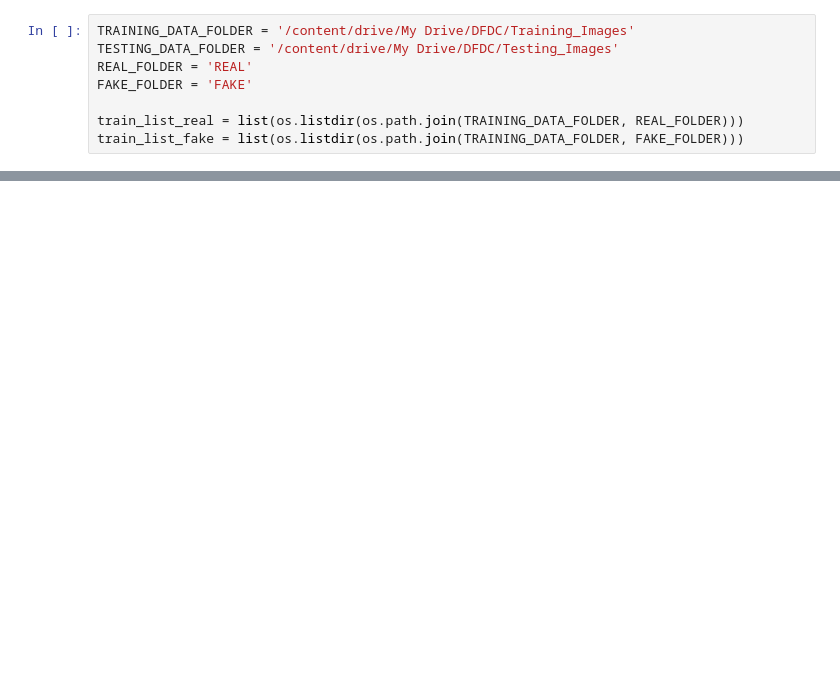
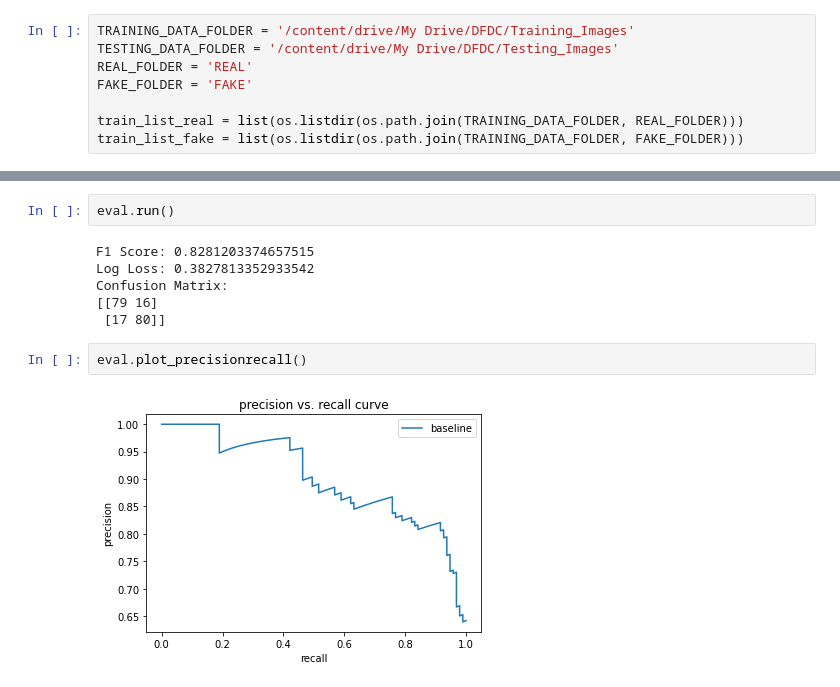
Before and after one commit to aides9/deepfake, a Jupyter notebook: Pytorch_Albumentation_Eff0.ipynb, the cells around one changed output, grey strips where cells are left out. Drawn from its saved outputs; the diff is of its cells as text; blank space fills up the shorter version.

```diff
--- a/Pytorch_Albumentation_Eff0.ipynb
+++ b/Pytorch_Albumentation_Eff0.ipynb
@@ -273,0 +105,12 @@ log_loss(testlabels, predictions)
+# %%
+eval.run()
+# %% [output]
+F1 Score: 0.8281203374657515
+Log Loss: 0.3827813352933542
+Confusion Matrix:
+[[79 16]
+ [17 80]]
+# %%
+eval.plot_precisionrecall()
+# %% [output]
+[figure, added]
```
Also changed, not shown: parts of 24 cells of this notebook, 8 other files.
